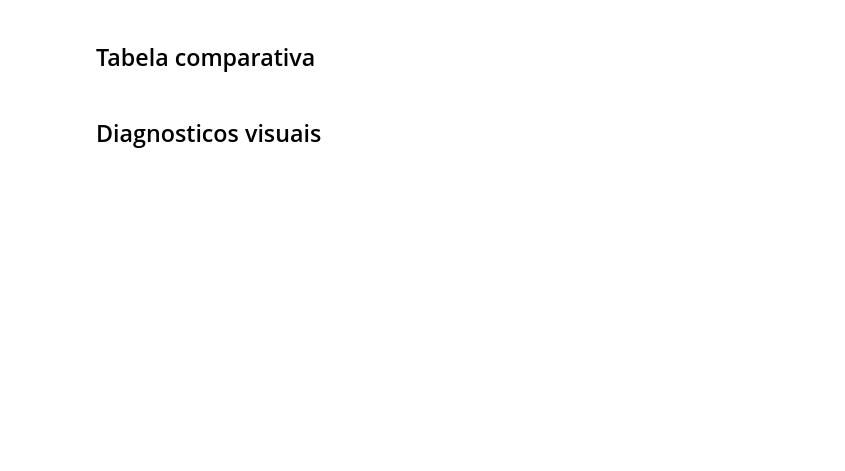
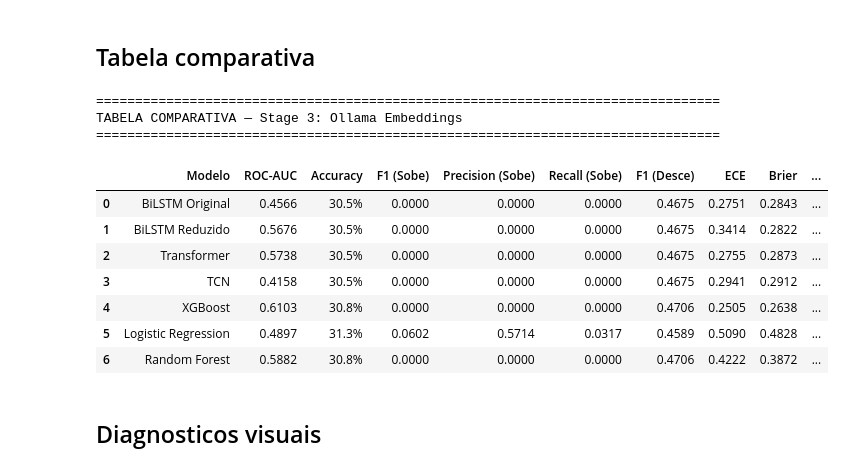
Before and after one commit to andretakeo/tcc-cdia-2026, a Jupyter notebook: 7.model-evaluation/stage3_ollama_embeddings.ipynb, the cells around one changed output. Cells and saved outputs as stored; diff of their text form; code cells hidden in the pictures; blank space fills up the shorter version.

```diff
--- a/7.model-evaluation/stage3_ollama_embeddings.ipynb
+++ b/7.model-evaluation/stage3_ollama_embeddings.ipynb
@@ -62,27 +181,38 @@ for display_name, config in MODEL_CONFIGS.items():
 # %%
 import pandas as pd
 
 rows = []
 for name, r in results.items():
     rows.append({
         "Modelo": name,
         "ROC-AUC": f"{r['classification']['roc_auc']:.4f}",
         "Accuracy": f"{r['classification']['accuracy']:.1%}",
         "F1 (Sobe)": f"{r['classification']['f1']:.4f}",
         "Precision (Sobe)": f"{r['classification']['precision']:.4f}",
         "Recall (Sobe)": f"{r['classification']['recall']:.4f}",
         "F1 (Desce)": f"{r['classification']['f1_desce']:.4f}",
         "ECE": f"{r['calibration']['ece']:.4f}",
         "Brier": f"{r['calibration']['brier_score']:.4f}",
         "Tempo (s)": f"{r['train_time_seconds']:.1f}",
     })
 
 df_results = pd.DataFrame(rows)
-print("
-" + "="*80)
+print("" + "="*80)
 print("TABELA COMPARATIVA — Stage 3: Ollama Embeddings")
 print("="*80)
 display(df_results)
+# %% [output]
+================================================================================
+TABELA COMPARATIVA — Stage 3: Ollama Embeddings
+================================================================================
+|  | Modelo | ROC-AUC | Accuracy | F1 (Sobe) | Precision (Sobe) | Recall (Sobe) | F1 (Desce) | ECE | Brier | ... |
+| 0 | BiLSTM Original | 0.4566 | 30.5% | 0.0000 | 0.0000 | 0.0000 | 0.4675 | 0.2751 | 0.2843 | ... |
+| 1 | BiLSTM Reduzido | 0.5676 | 30.5% | 0.0000 | 0.0000 | 0.0000 | 0.4675 | 0.3414 | 0.2822 | ... |
+| 2 | Transformer | 0.5738 | 30.5% | 0.0000 | 0.0000 | 0.0000 | 0.4675 | 0.2755 | 0.2873 | ... |
+| 3 | TCN | 0.4158 | 30.5% | 0.0000 | 0.0000 | 0.0000 | 0.4675 | 0.2941 | 0.2912 | ... |
+| 4 | XGBoost | 0.6103 | 30.8% | 0.0000 | 0.0000 | 0.0000 | 0.4706 | 0.2505 | 0.2638 | ... |
+| 5 | Logistic Regression | 0.4897 | 31.3% | 0.0602 | 0.5714 | 0.0317 | 0.4589 | 0.5090 | 0.4828 | ... |
+| 6 | Random Forest | 0.5882 | 30.8% | 0.0000 | 0.0000 | 0.0000 | 0.4706 | 0.4222 | 0.3872 | ... |
 # %% [markdown]
 ## Diagnosticos visuais
 # %%
```
Also changed, not shown: parts of 13 cells of this notebook, 3 other files.
